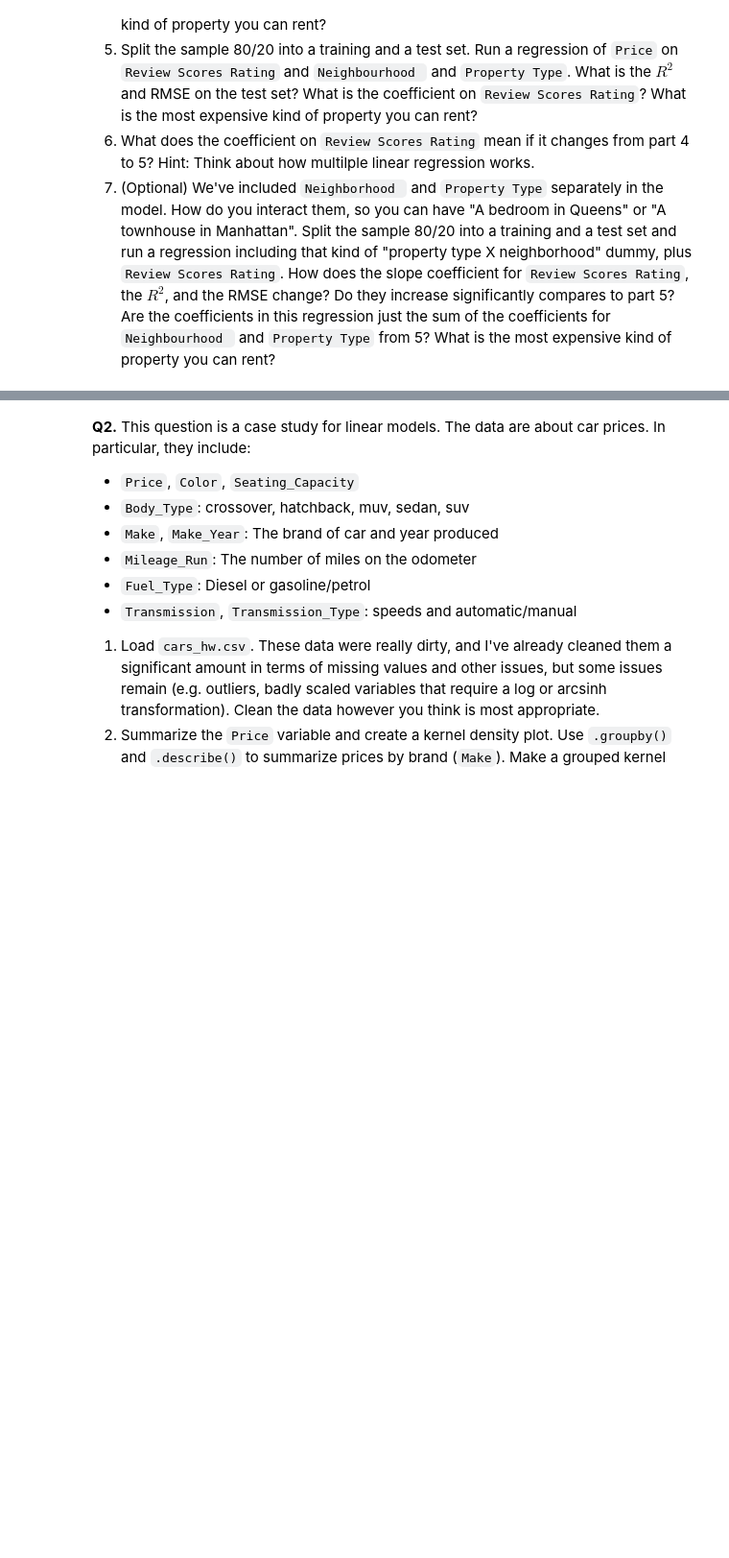
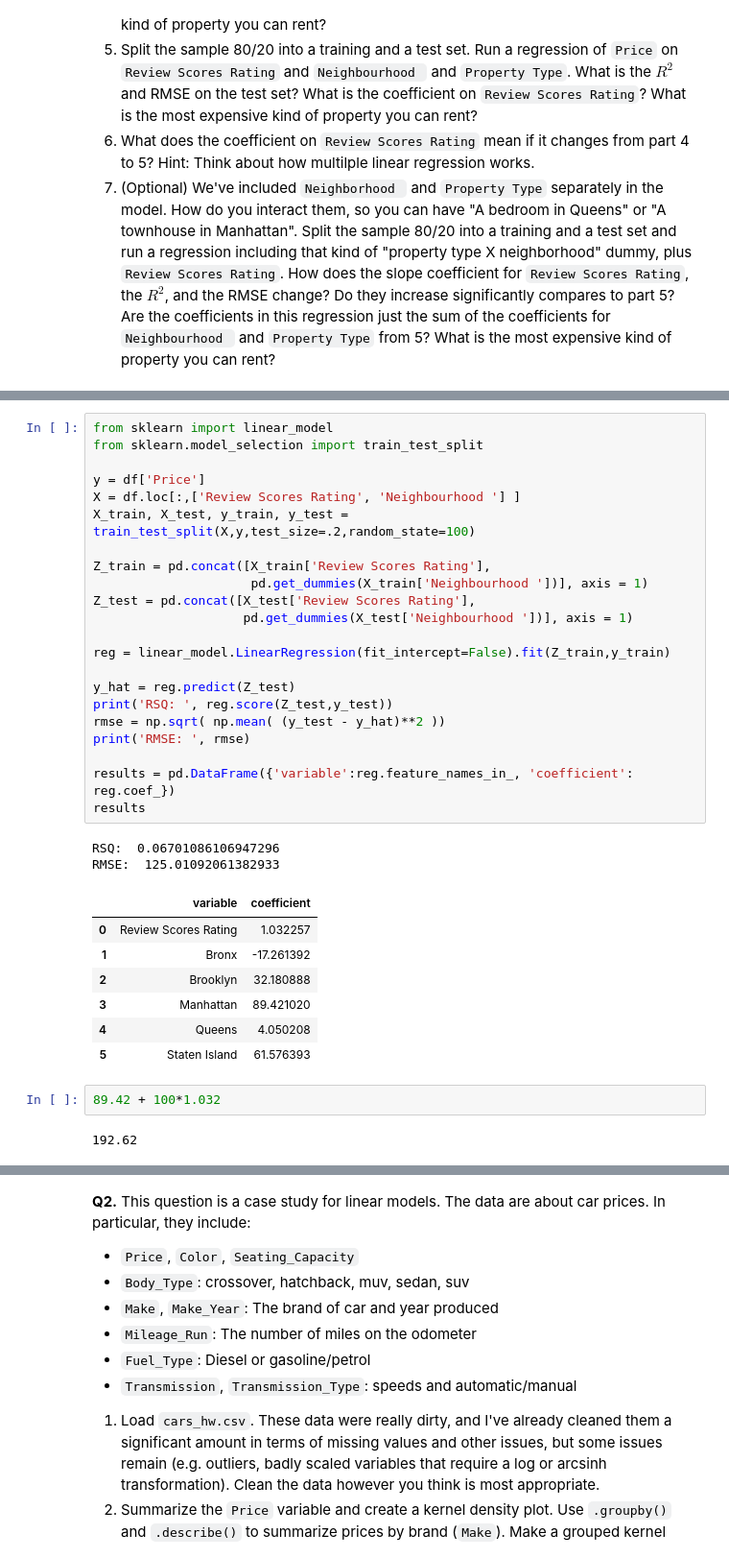
Before and after one commit to kirsten-fung/linearRegression, a Jupyter notebook: assignment.ipynb, the cells around one changed output, grey strips where cells are left out. Shown: that part at 96% size. Drawn from its saved outputs; the diff is of its cells as text; blank space fills up the shorter version.

```diff
--- a/assignment.ipynb
+++ b/assignment.ipynb
@@ -50,0 +112,36 @@ KeyError: 'Neighbourhood'
+# %%
+from sklearn import linear_model
+from sklearn.model_selection import train_test_split
+
+y = df['Price']
+X = df.loc[:,['Review Scores Rating', 'Neighbourhood '] ]
+X_train, X_test, y_train, y_test = train_test_split(X,y,test_size=.2,random_state=100)
+
+Z_train = pd.concat([X_train['Review Scores Rating'],
+                     pd.get_dummies(X_train['Neighbourhood '])], axis = 1)
+Z_test = pd.concat([X_test['Review Scores Rating'],
+                    pd.get_dummies(X_test['Neighbourhood '])], axis = 1)
+
+reg = linear_model.LinearRegression(fit_intercept=False).fit(Z_train,y_train)
+
+y_hat = reg.predict(Z_test)
+print('RSQ: ', reg.score(Z_test,y_test))
+rmse = np.sqrt( np.mean( (y_test - y_hat)**2 ))
+print('RMSE: ', rmse)
+
+results = pd.DataFrame({'variable':reg.feature_names_in_, 'coefficient': reg.coef_})
+results
+# %% [output]
+RSQ:  0.06701086106947296
+RMSE:  125.01092061382933
+|  | variable | coefficient |
+| 0 | Review Scores Rating | 1.032257 |
+| 1 | Bronx | -17.261392 |
+| 2 | Brooklyn | 32.180888 |
+| 3 | Manhattan | 89.421020 |
+| 4 | Queens | 4.050208 |
+| 5 | Staten Island | 61.576393 |
+# %%
+89.42 + 100*1.032
+# %% [output]
+192.62
```
Also changed, not shown: parts of 15 cells of this notebook.
